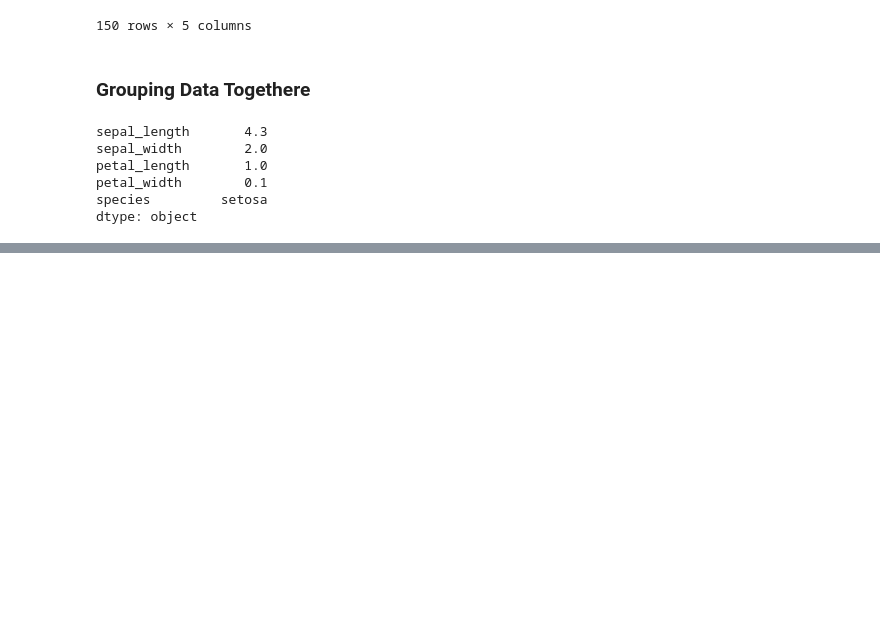
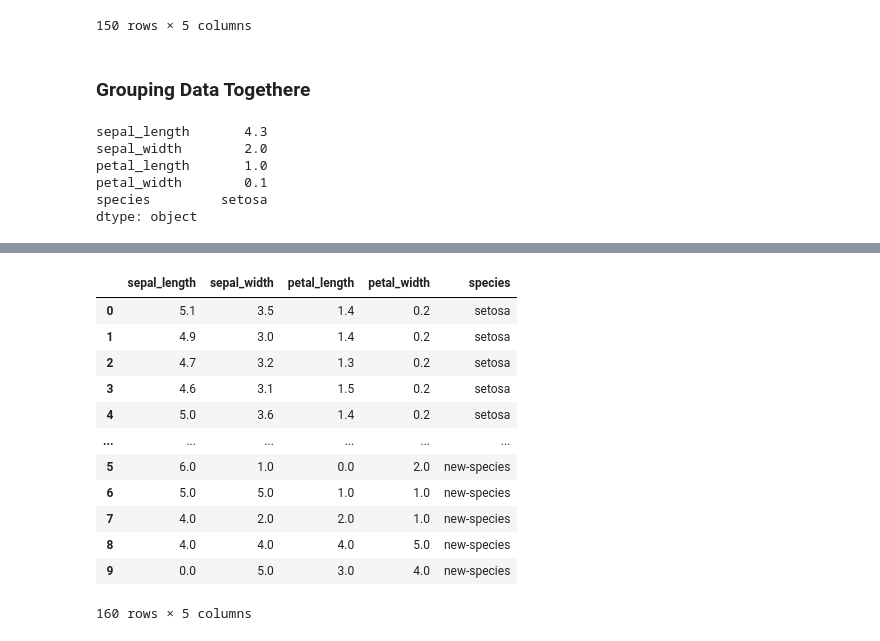
Before and after one commit to shreyabhalgat/Data-Science, a Jupyter notebook: Pandas/Iris Dataset Intro.ipynb, the cells around one changed output, grey strips where cells are left out. Drawn from its saved outputs; the diff is of its cells as text; code cells hidden in the pictures; blank space fills up the shorter version.

```diff
--- a/Pandas/Iris Dataset Intro.ipynb
+++ b/Pandas/Iris Dataset Intro.ipynb
@@ -268,0 +371,5 @@ dtype: object
+# %%
+nan_index=np.random.randint(0, 150,15)
+nan_index
+iris['petal_width'][nan_index]=np.nan
+iris['petal_width']
@@ -268,0 +444,2 @@ dtype: object
+# %%
+new_df=pd.DataFrame(np.random.randint(0,7,size=(10,4)))
@@ -268,0 +460,2 @@ dtype: object
+# %%
+new_df['species']="new-species"
@@ -268,0 +477,2 @@ dtype: object
+# %%
+new_df.columns=iris.columns
@@ -268,0 +488,18 @@ dtype: object
+# %%
+pd.concat((iris,new_df))
+
+#axis 0= column wise
+# %% [output]
+|  | sepal_length | sepal_width | petal_length | petal_width | species |
+| 0 | 5.1 | 3.5 | 1.4 | 0.2 | setosa |
+| 1 | 4.9 | 3.0 | 1.4 | 0.2 | setosa |
+| 2 | 4.7 | 3.2 | 1.3 | 0.2 | setosa |
+| 3 | 4.6 | 3.1 | 1.5 | 0.2 | setosa |
+| 4 | 5.0 | 3.6 | 1.4 | 0.2 | setosa |
+| ... | ... | ... | ... | ... | ... |
+| 5 | 6.0 | 1.0 | 0.0 | 2.0 | new-species |
+| 6 | 5.0 | 5.0 | 1.0 | 1.0 | new-species |
+| 7 | 4.0 | 2.0 | 2.0 | 1.0 | new-species |
+| 8 | 4.0 | 4.0 | 4.0 | 5.0 | new-species |
+| 9 | 0.0 | 5.0 | 3.0 | 4.0 | new-species |
+160 rows × 5 columns
```
Also changed, not shown: parts of 33 cells of this notebook, 14 other files.
